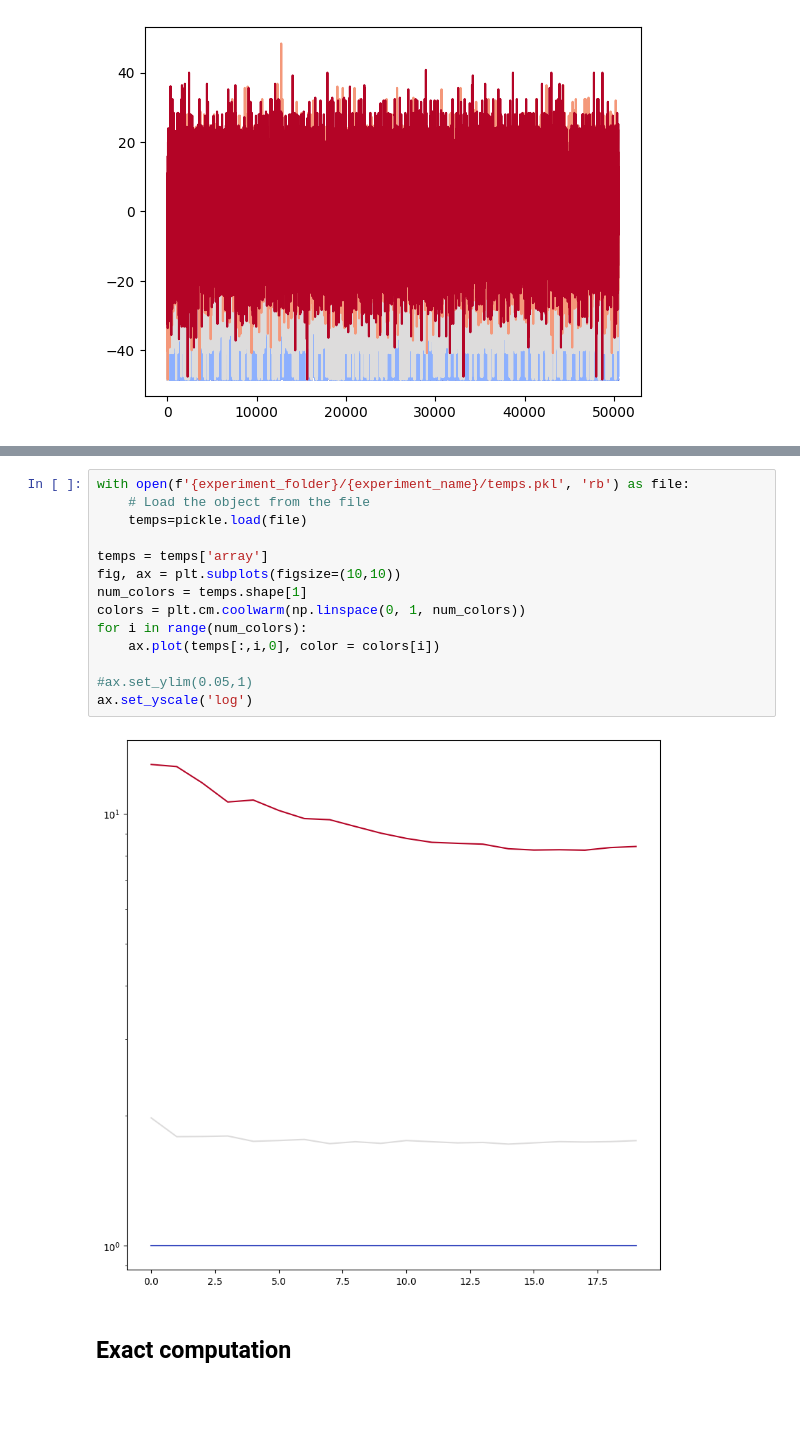
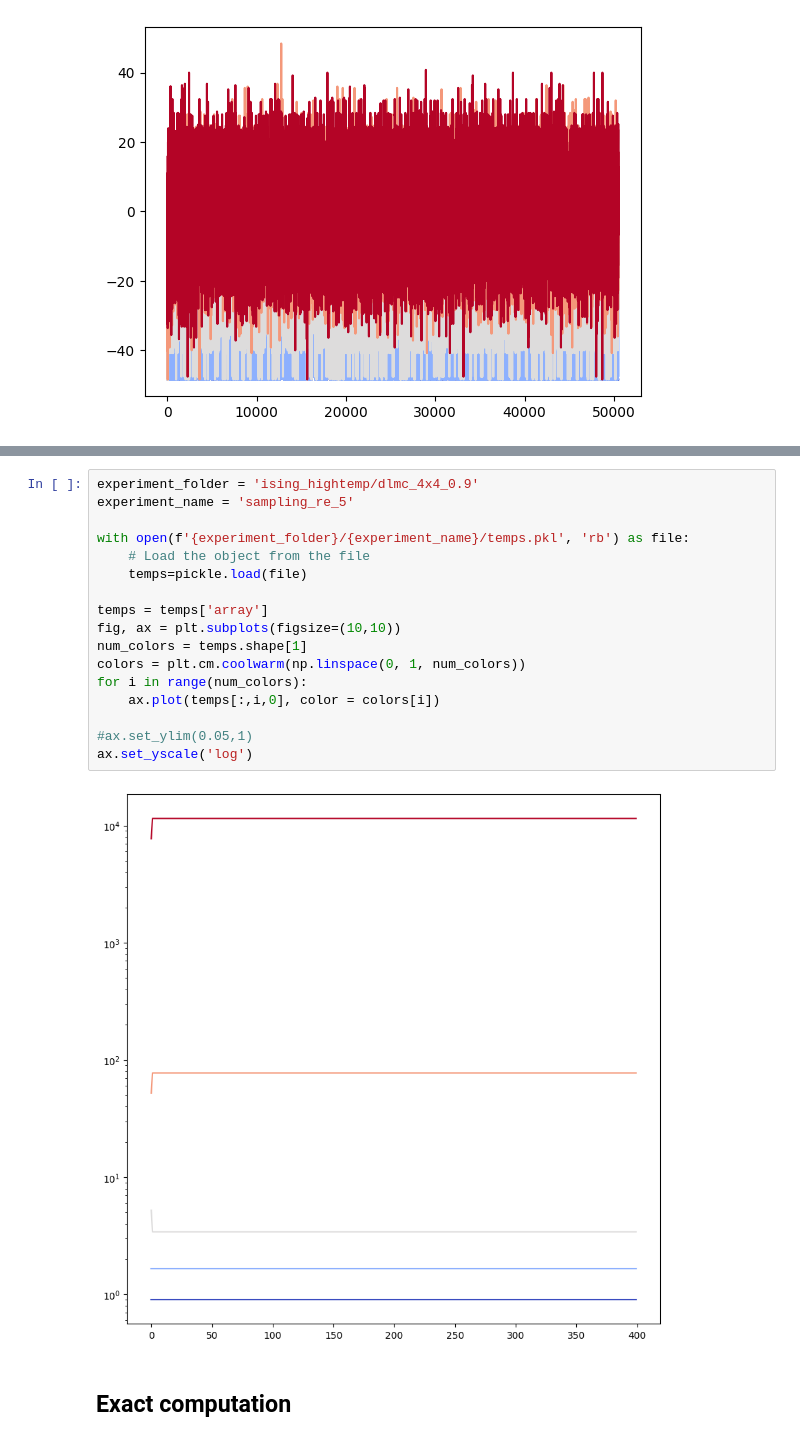
Before and after one commit to lclaeys/discs-thesis, a Jupyter notebook: discs/results/inspect_sampling_results.ipynb, the cells around one changed output, grey strips where cells are left out. Drawn from its saved outputs; the diff is of its cells as text; blank space fills up the shorter version.

```diff
--- a/discs/results/inspect_sampling_results.ipynb
+++ b/discs/results/inspect_sampling_results.ipynb
@@ -232,18 +231,21 @@ plt.hlines(0.2,0,swap_probs.shape[0]-n,color='black',lw=3)
 # %%
+experiment_folder = 'ising_hightemp/dlmc_4x4_0.9'
+experiment_name = 'sampling_re_5'
+
 with open(f'{experiment_folder}/{experiment_name}/temps.pkl', 'rb') as file:
     # Load the object from the file
     temps=pickle.load(file)
 
 temps = temps['array']
 fig, ax = plt.subplots(figsize=(10,10))
 num_colors = temps.shape[1]
 colors = plt.cm.coolwarm(np.linspace(0, 1, num_colors))
 for i in range(num_colors):
     ax.plot(temps[:,i,0], color = colors[i])
 
 #ax.set_ylim(0.05,1)
 ax.set_yscale('log')
 # %% [output]
-[figure, old version]
+[figure, new version]
 # %% [markdown]
 ## Exact computation
```
Also changed, not shown: parts of 33 cells of this notebook, 4 other files.
